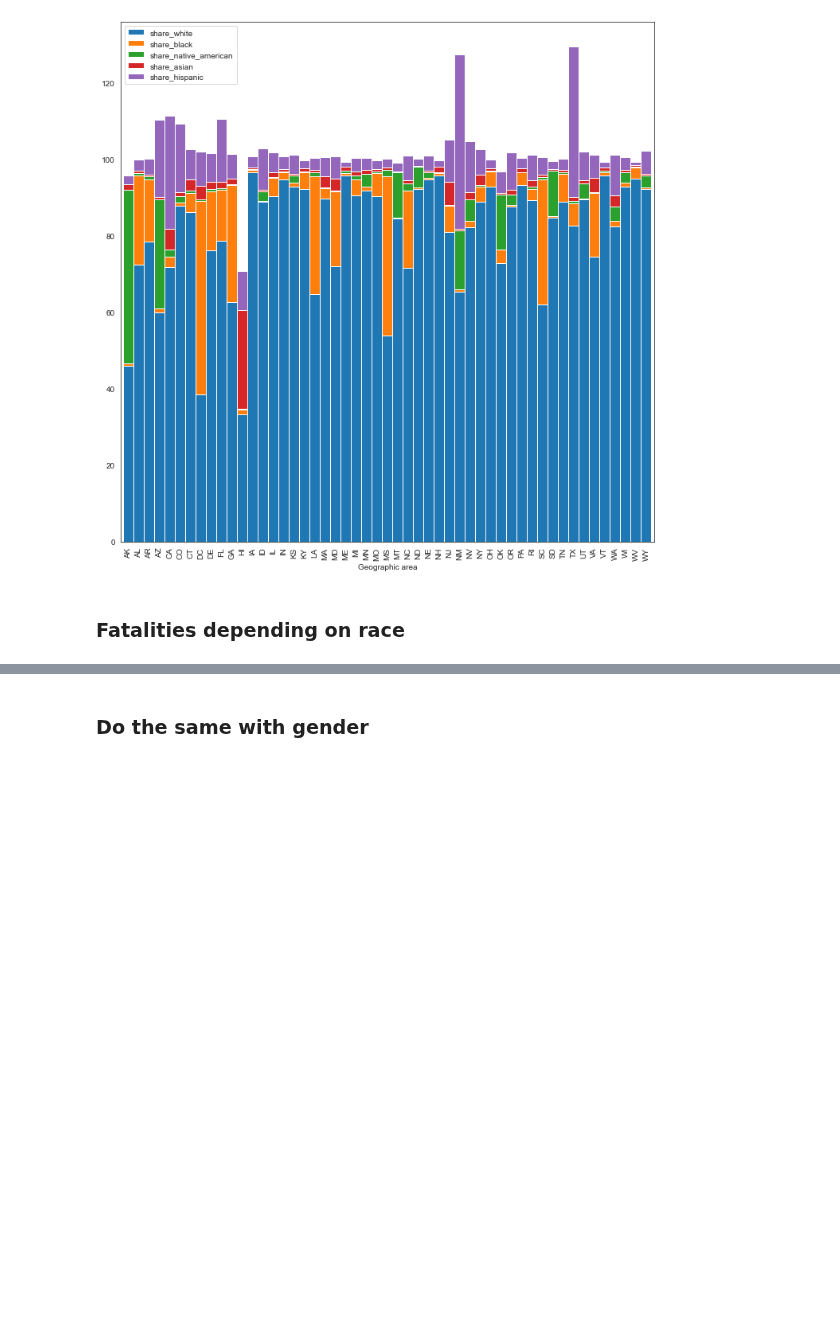
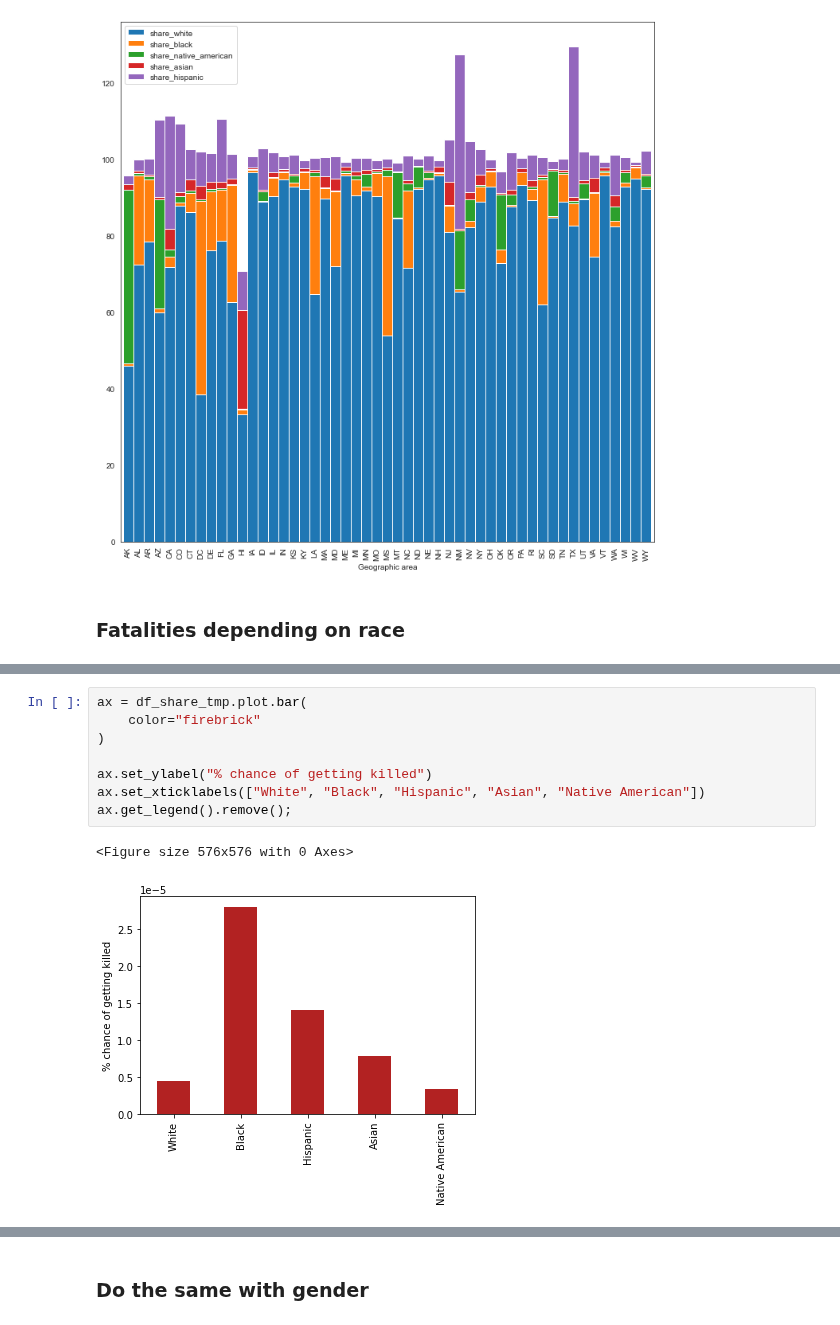
Before and after one commit to Brice-Vergnou/police-fatalities, a Jupyter notebook: eda.ipynb, the cells around one changed output, grey strips where cells are left out. Drawn from its saved outputs; the diff is of its cells as text; blank space fills up the shorter version.

```diff
--- a/eda.ipynb
+++ b/eda.ipynb
@@ -86,3 +116,14 @@ df_share_tmp
+# %%
+ax = df_share_tmp.plot.bar(
+    color="firebrick"
+)
+
+ax.set_ylabel("% chance of getting killed")
+ax.set_xticklabels(["White", "Black", "Hispanic", "Asian", "Native American"])
+ax.get_legend().remove();
+# %% [output]
+<Figure size 576x576 with 0 Axes>
+[figure, added]
 # %%
 plt.figure(figsize=(8,8))
 
```
Also changed, not shown: parts of 10 cells of this notebook, 1 other file.
